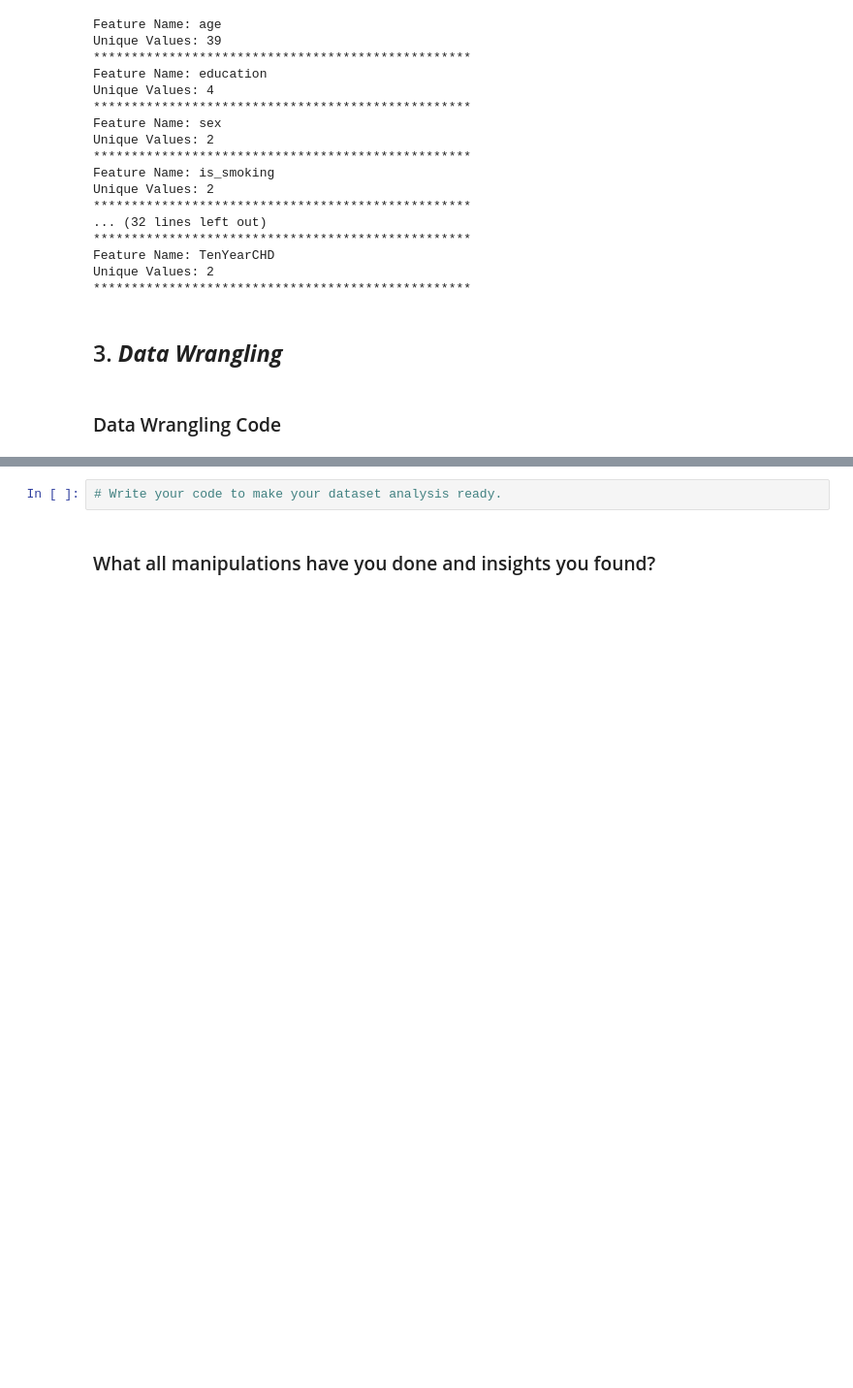
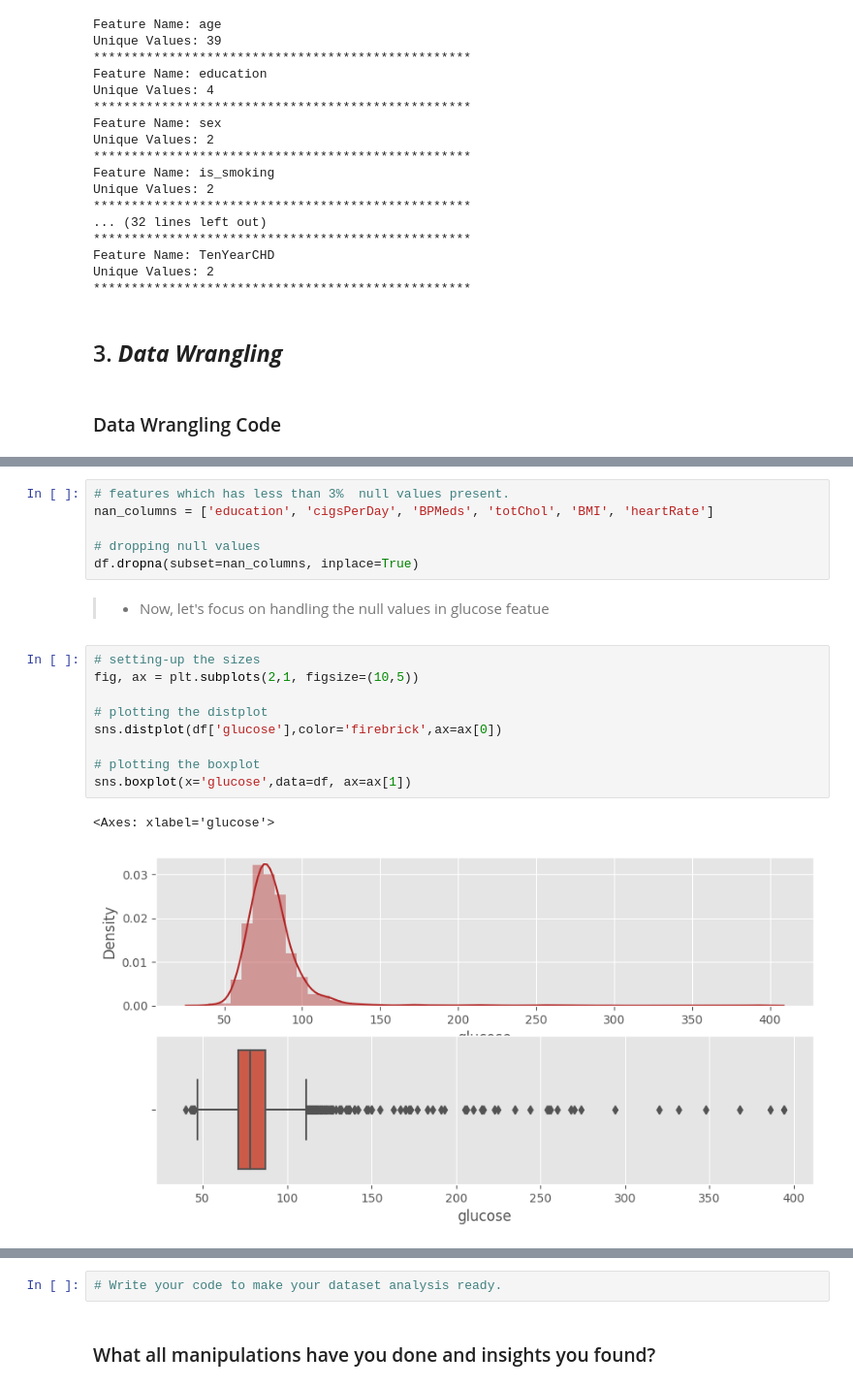
Before and after one commit to ashish-mali/Classification-Cardiovascular-Risk-Prediction, a Jupyter notebook: Cardiovascular_Risk_Prediction_Capstone_Project.ipynb, the cells around one changed output, grey strips where cells are left out. Shown at 97% size. Cells and saved outputs as stored; diff of their text form; blank space fills up the shorter version.

Commit message:
Data Wrangling null value handling completed

```diff
--- a/Cardiovascular_Risk_Prediction_Capstone_Project.ipynb
+++ b/Cardiovascular_Risk_Prediction_Capstone_Project.ipynb
@@ -664,0 +701,20 @@ Unique Values: 2
+# %%
+# features which has less than 3%  null values present.
+nan_columns = ['education', 'cigsPerDay', 'BPMeds', 'totChol', 'BMI', 'heartRate']
+
+# dropping null values
+df.dropna(subset=nan_columns, inplace=True)
+# %% [markdown]
+>* Now, let's focus on handling the null values in glucose featue
+# %%
+# setting-up the sizes
+fig, ax = plt.subplots(2,1, figsize=(10,5))
+
+# plotting the distplot
+sns.distplot(df['glucose'],color='firebrick',ax=ax[0])
+
+# plotting the boxplot
+sns.boxplot(x='glucose',data=df, ax=ax[1])
+# %% [output]
+<Axes: xlabel='glucose'>
+[figure, added]
```
Also changed, not shown: parts of 7 cells of this notebook.
